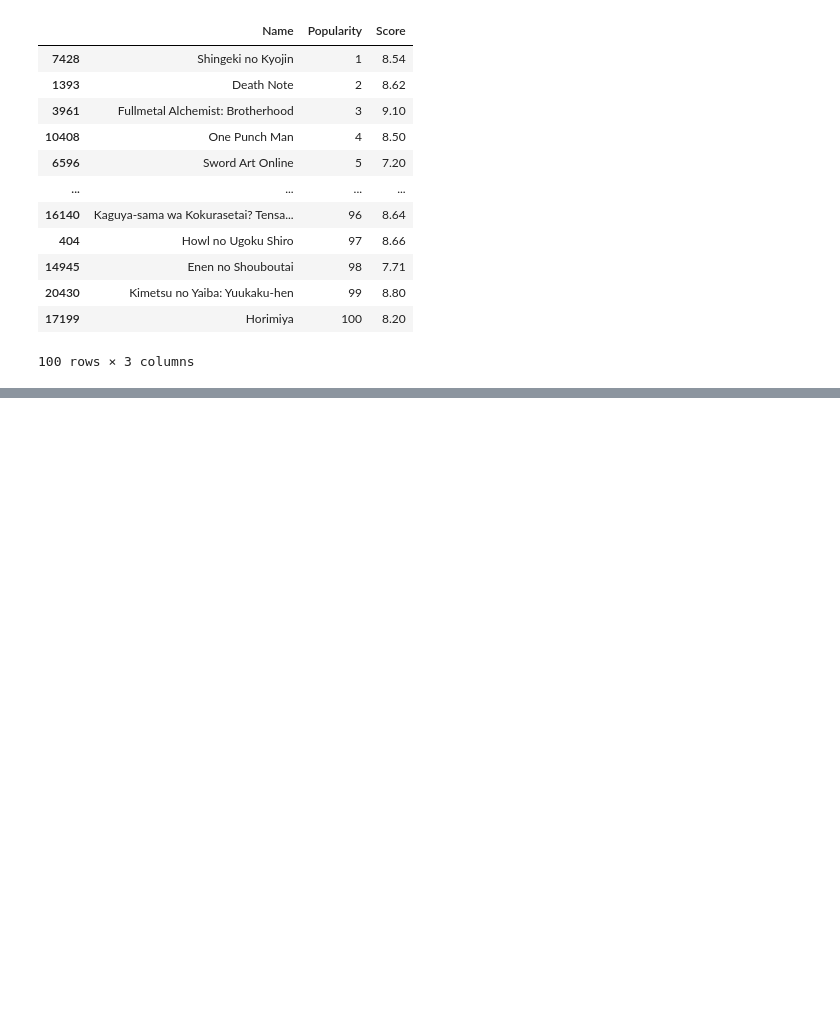
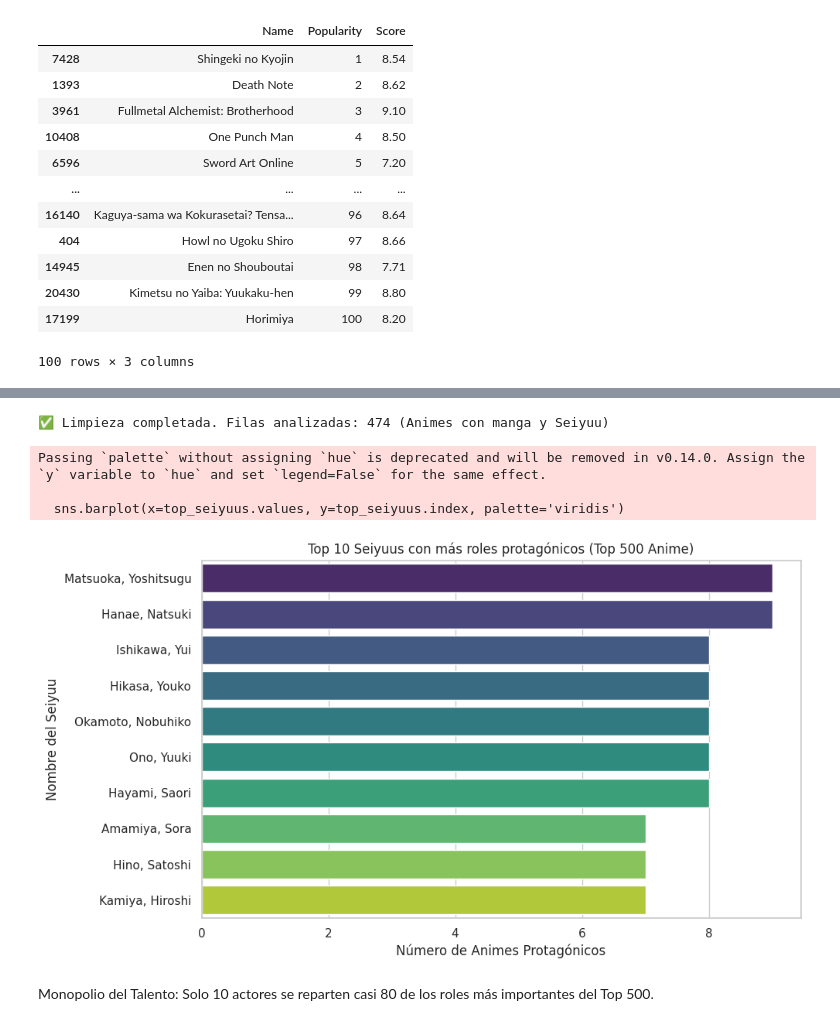
Before and after one commit to GabriTenreiro/TaskEDA, a Jupyter notebook: anime_notebook.ipynb, the cells around one changed output, grey strips where cells are left out. Saved outputs shown, nothing was run; the diff lists cells and outputs as text; code cells hidden in the pictures; blank space fills up the shorter version.

```diff
--- a/anime_notebook.ipynb
+++ b/anime_notebook.ipynb
@@ -265,0 +282,50 @@ display(df_final[['Name', 'Popularity', 'Score', 'Main_Character', 'Main_Seiyuu'
+# %%
+import numpy as np
+
+# 1. Convertimos los strings "N/A" a valores nulos reales (NaN)
+df_clean = df_final.replace("N/A", np.nan).copy()
+
+# 2. Aseguramos que las columnas de interés sean numéricas
+cols_numericas = ['Manga_Popularity', 'Seiyuu_Favorites']
+for col in cols_numericas:
+    if col in df_clean.columns:
+        df_clean[col] = pd.to_numeric(df_clean[col], errors='coerce')
+
+# 3. Limpiamos: Eliminamos filas sin Manga o sin Seiyuu
+# Nota: Esto dejará fuera a los animes originales para centrarse en adaptaciones
+df_clean = df_clean.dropna(subset=['Manga_Popularity', 'Main_Seiyuu'])
+
+# 4. Recalculamos la frecuencia de Seiyuu basada SOLO en el set de datos limpio
+seiyuu_counts = df_clean['Main_Seiyuu'].value_counts()
+df_clean['Seiyuu_Frequency'] = df_clean['Main_Seiyuu'].map(seiyuu_counts)
+
+# 5. Recalculamos la brecha de popularidad (Gap)
+df_clean['Popularity_Gap'] = df_clean['Manga_Popularity'] - df_clean['Popularity']
+
+print(f"✅ Limpieza completada. Filas analizadas: {len(df_clean)} (Animes con manga y Seiyuu)")
+# %% [output]
+✅ Limpieza completada. Filas analizadas: 474 (Animes con manga y Seiyuu)
+# %%
+import matplotlib.pyplot as plt
+import seaborn as sns
+
+# Configuración estética
+plt.set_loglevel('WARNING')
+sns.set_theme(style="whitegrid")
+
+# 1. ¿Qué Seiyuus aparecen más veces en el Top 500?
+top_seiyuus = df_final['Main_Seiyuu'].value_counts().head(10)
+
+plt.figure(figsize=(10, 6))
+sns.barplot(x=top_seiyuus.values, y=top_seiyuus.index, palette='viridis')
+plt.title('Top 10 Seiyuus con más roles protagónicos (Top 500 Anime)')
+plt.xlabel('Número de Animes Protagónicos')
+plt.ylabel('Nombre del Seiyuu')
+plt.show()
+# %% [output]
+Passing `palette` without assigning `hue` is deprecated and will be removed in v0.14.0. Assign the `y` variable to `hue` and set `legend=False` for the same effect.
+
+  sns.barplot(x=top_seiyuus.values, y=top_seiyuus.index, palette='viridis')
+[figure, added]
+# %% [markdown]
+Monopolio del Talento: Solo 10 actores se reparten casi 80 de los roles más importantes del Top 500.
```
Also changed, not shown: parts of 11 cells of this notebook, 1 other file.
